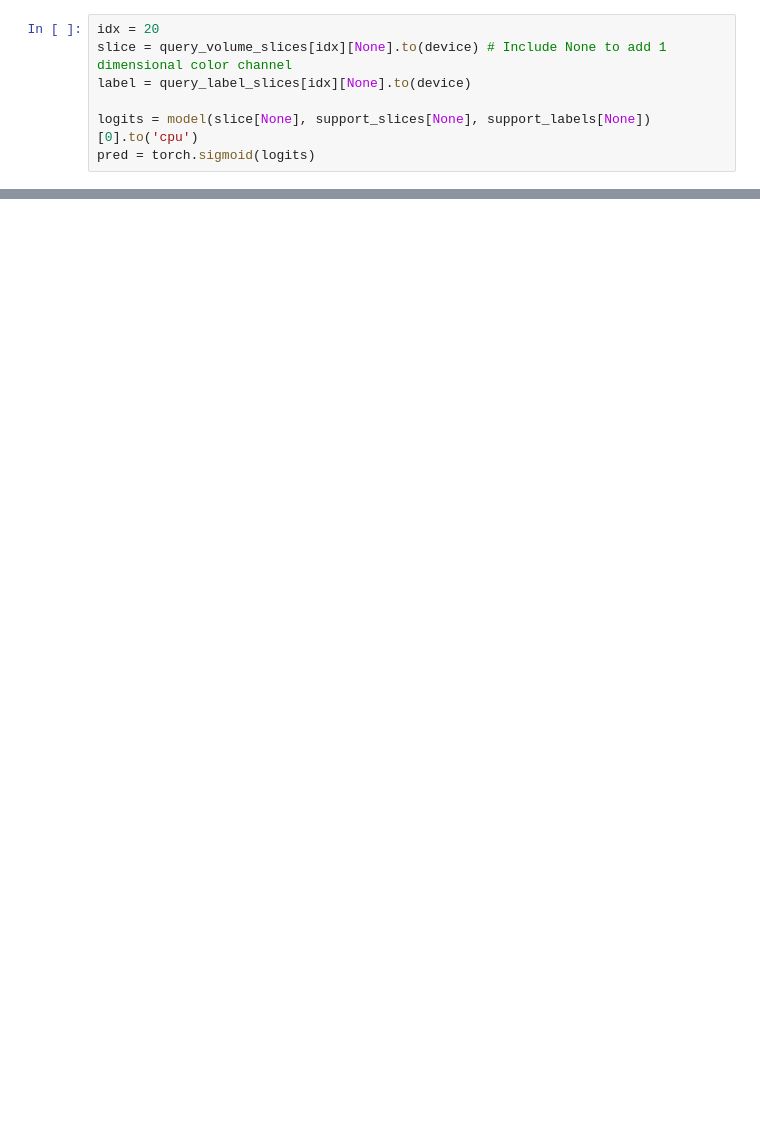
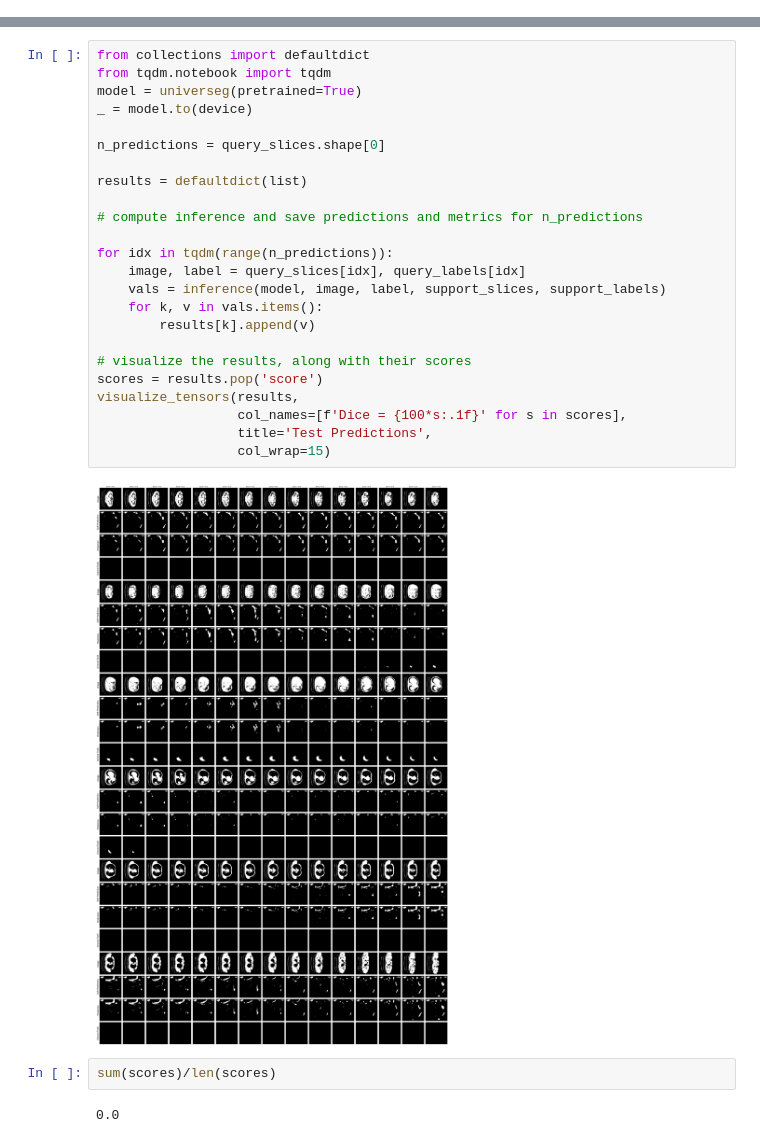
Before and after one commit to MIC-DKFZ/radioactive, a Jupyter notebook: UniverSeg3D/Testing.ipynb, the cells around one changed output, grey strips where cells are left out. Cells and saved outputs as stored; diff of their text form; blank space fills up the shorter version.

Commit message:
Inference functional; needs tidying

```diff
--- a/UniverSeg3D/Testing.ipynb
+++ b/UniverSeg3D/Testing.ipynb
@@ -293,7 +243,0 @@ query_label_slices = get_slices(query_label_path)
-# %%
-idx = 20
-slice = query_volume_slices[idx][None].to(device) # Include None to add 1 dimensional color channel
-label = query_label_slices[idx][None].to(device)
-
-logits = model(slice[None], support_slices[None], support_labels[None])[0].to('cpu')
-pred = torch.sigmoid(logits)
@@ -305,0 +265,30 @@ visualize_tensors(res, col_wrap=4, col_names=titles)
+# %%
+from collections import defaultdict
+from tqdm.notebook import tqdm
+model = universeg(pretrained=True)
+_ = model.to(device)
+
+n_predictions = query_slices.shape[0]
+
+results = defaultdict(list)
+
+# compute inference and save predictions and metrics for n_predictions
+
+for idx in tqdm(range(n_predictions)):
+    image, label = query_slices[idx], query_labels[idx]
+    vals = inference(model, image, label, support_slices, support_labels)
+    for k, v in vals.items():
+        results[k].append(v)
+
+# visualize the results, along with their scores
+scores = results.pop('score')
+visualize_tensors(results,
+                  col_names=[f'Dice = {100*s:.1f}' for s in scores],
+                  title='Test Predictions',
+                  col_wrap=15)
+# %% [output]
+[figure, added]
+# %%
+sum(scores)/len(scores)
+# %% [output]
+0.0
```
Also changed, not shown: parts of 11 cells of this notebook, 1 other file.
